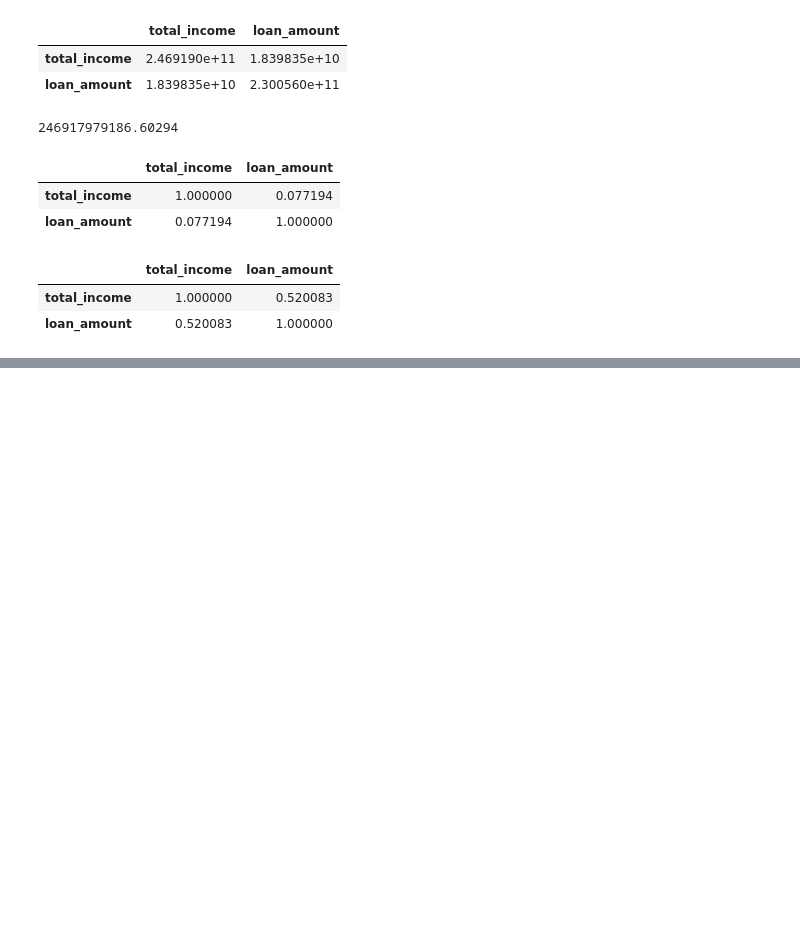
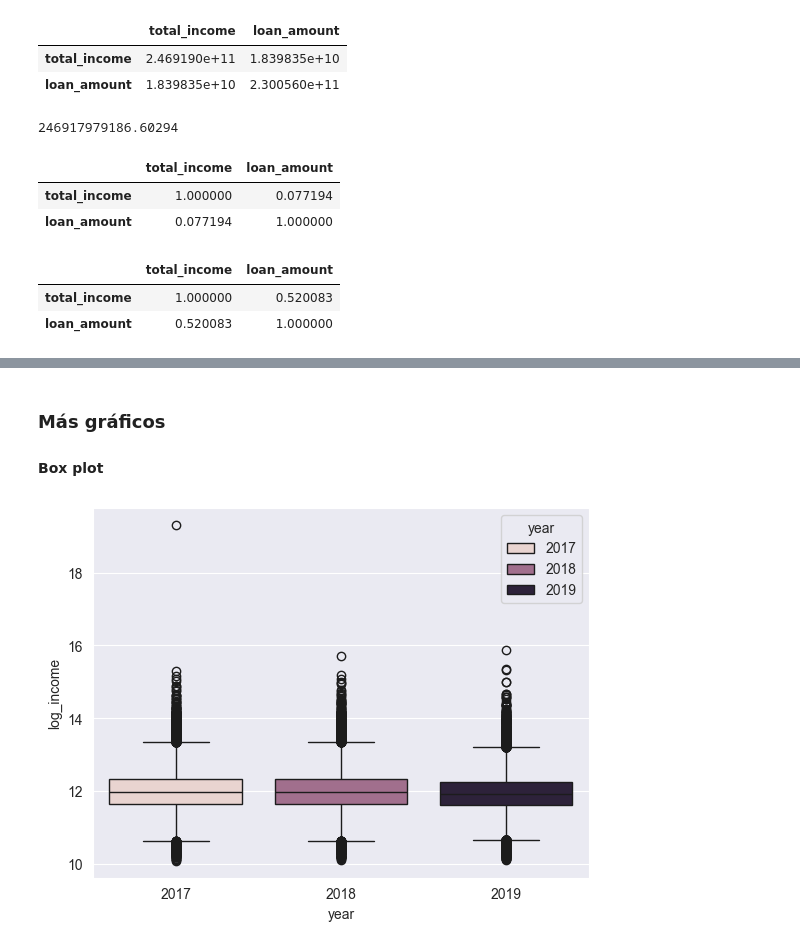
Before and after one commit to julihdez36/Decision_making, a Jupyter notebook: First project/exploring.ipynb, the cells around one changed output, grey strips where cells are left out. Saved outputs shown, nothing was run; the diff lists cells and outputs as text; code cells hidden in the pictures; blank space fills up the shorter version.

```diff
--- a/First project/exploring.ipynb
+++ b/First project/exploring.ipynb
@@ -242,0 +333,4 @@ df['loan_income'].plot(kind='hist')
+# %%
+# Fecha
+df['fecha'] = df['year'].astype(str) + '/' + df['month'].astype(str) + '/01'
+df['fecha'].value_counts()
@@ -242,0 +355,3 @@ df['loan_income'].plot(kind='hist')
+# %%
+df['fecha'] = pd.to_datetime(df['fecha'])
+df['fecha']
@@ -242,0 +371,9 @@ df['loan_income'].plot(kind='hist')
+# %% [markdown]
+### Más gráficos
+
+#### Box plot
+# %%
+sns.boxplot(x = 'year', y = 'log_income', data=df, hue='year')
+plt.show()
+# %% [output]
+[figure, added]
```
Also changed, not shown: parts of 32 cells of this notebook, 1 other file.
